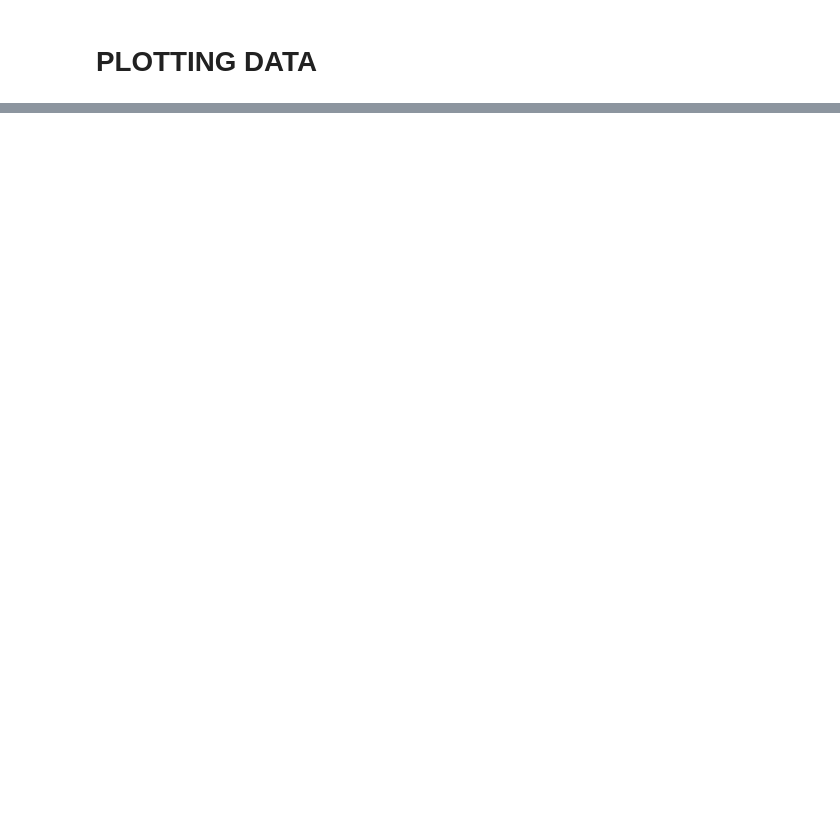
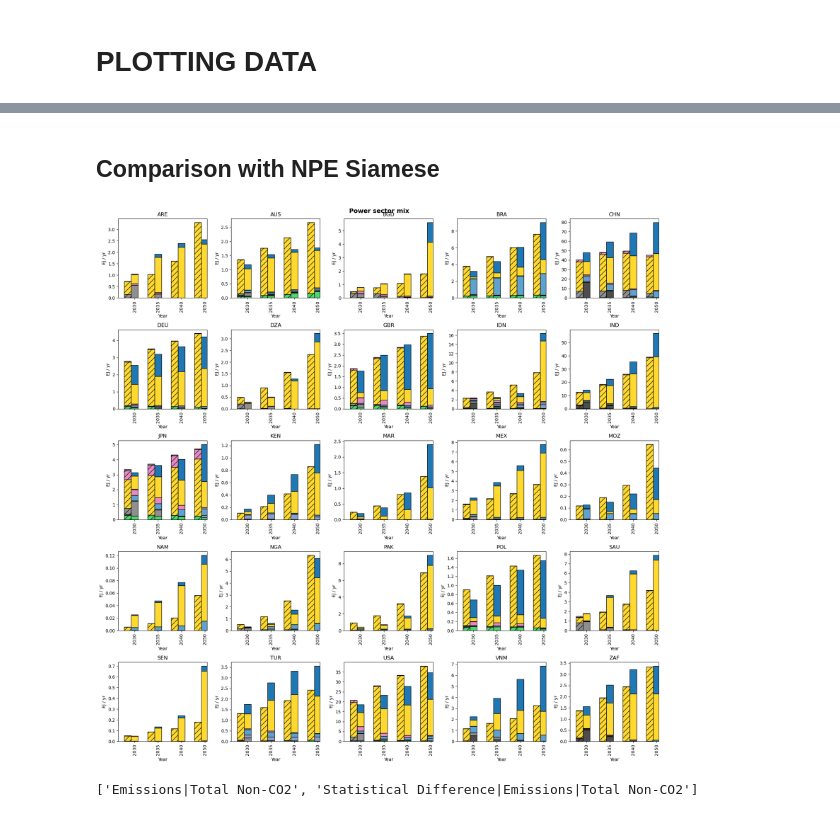
Before and after one commit to fabiosferra/DSCALE, a Jupyter notebook: notebook/explore_power.ipynb, the cells around one changed output, grey strips where cells are left out. Cells and saved outputs as stored; diff of their text form; code cells hidden in the pictures; blank space fills up the shorter version.

```diff
--- a/notebook/explore_power.ipynb
+++ b/notebook/explore_power.ipynb
@@ -75,2 +104,4 @@ hist_data = pyam.IamDataFrame(DSCALE_PATH /  'data/step1_input_data_for_DSCALE/i
 # %% [output]
 pyam.core - INFO: Reading file /Users/marie-charlottegeffray/Library/CloudStorage/Box-Box/Climate Policy Team/02 - Projects/IKEA NDC 1.5° Pathways 23-25 - phase II/2 - Work Packages/WP2 - National 1.5 ...
+# %%
+npe_siamese = pyam.IamDataFrame(NPE_PATH / '3_Data/results_v12/siamese.csv')
@@ -145,0 +293,40 @@ dscale_results_agg = create_macro_df(dscale_results)
+# %% [markdown]
+## Comparison with NPE Siamese
+# %%
+
+
+f, axes = plt.subplots(nrows=5, ncols=5, figsize=(18, 18))
+
+# colors = [color_map[v] for v in power_mix_var]
+
+for count, ax in enumerate(axes.ravel()):
+
+    dscale_results.filter(
+        year = [2030,2035,2040,2050],
+        scenario='NPE-core',
+        region=IKEA_ISOS[count],
+        variable=power_mix_var[:-1]
+    ).plot.bar(stacked=True, ax=ax, width=0.3, edgecolor="k")
+
+    npe_siamese.filter(
+        year = [2030,2035,2040,2050],
+        variable = power_mix_var,
+        region = IKEA_ISOS[count],
+        scenario = "*Deep*"
+    ).plot.bar(stacked=True, ax = ax, position=1.5, width=0.3, hatch="//", edgecolor="k")
+
+    # ax.axvline(x=2020, color='k', ls='--')
+    ax.set_title(IKEA_ISOS[count])
+    ax.legend().remove()
+    # ax.set_xlim(2020,2060)
+
+
+f.suptitle('Power sector mix',fontsize=14,fontweight='bold')
+# f.legend()
+plt.tight_layout()
+# %% [output]
+[figure, added]
+# %%
+dscale_results.filter(variable="*Non-CO2*").variable
+# %% [output]
+['Emissions|Total Non-CO2', 'Statistical Difference|Emissions|Total Non-CO2']
```
Also changed, not shown: parts of 21 cells of this notebook.
